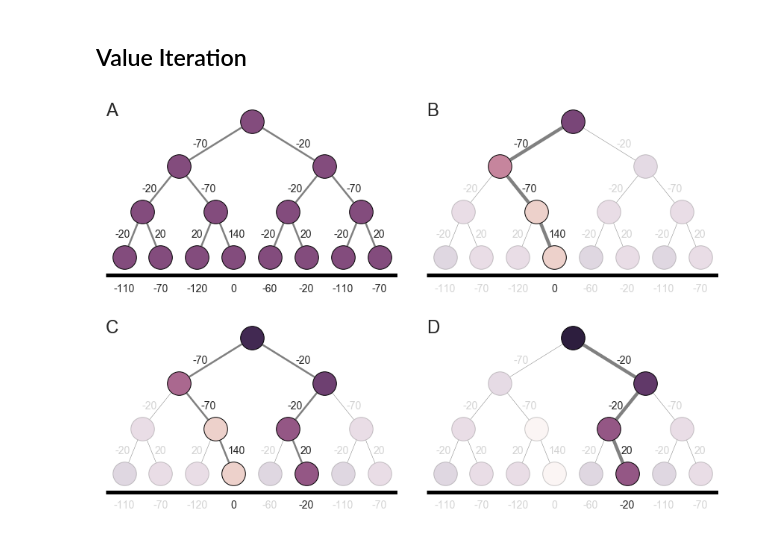
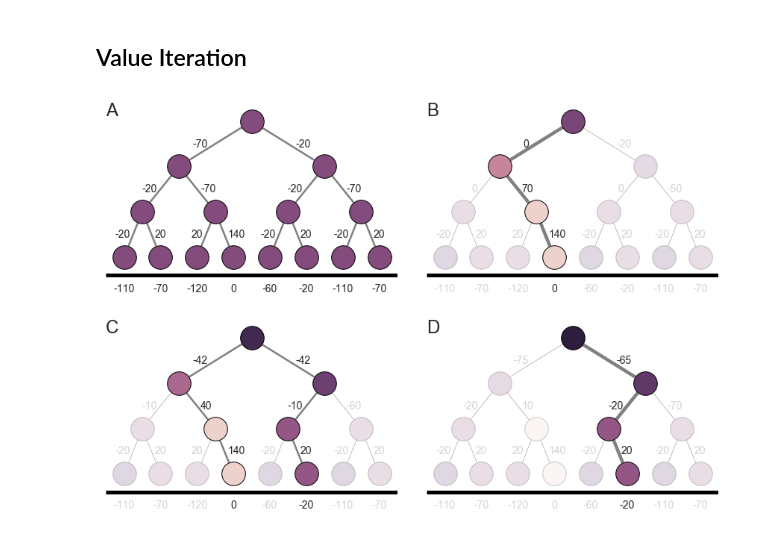
Before and after one commit to ndawlab/seqanx, a Jupyter notebook: 04_DecisionTree.ipynb, the cells around one changed output. Drawn from its saved outputs; the diff is of its cells as text; code cells hidden in the pictures.

Commit message:
first pass at longidutinal figure

```diff
--- a/04_DecisionTree.ipynb
+++ b/04_DecisionTree.ipynb
@@ -80,33 +80,33 @@ V[:,-8:] = [-20, 20, 20, 140, -20, 20, -20, 20]
 #~~~~~~~~~~~~~~~~~~~~~~~~~~~~~~~~~~~~~~~~~~#
 
 ## Initialize figure.
 fig = plt.figure(figsize=(12,8))
 cmap = sns.cubehelix_palette(as_cmap=True, reverse=True)
 
 ## Initialize plots and divider.
 gs = gridspec.GridSpec(2,2)
 gs.update(left=0.025, right=0.975, bottom=0.05, top=0.975, hspace=0.2, wspace=0.1)
 axes = [plt.subplot(gs[i//2,i%2]) for i in range(4)]
 
 ## Plot environment.
 plot_decision_tree(axes[0], color='#834c7d', edge_width=2.5, edge_labels=True, path_sums=True)
 axes[0].annotate('A', (0,0), (0,1), 'axes fraction', va='top', ha='left', fontsize=24)
 # axes[0].set_title('Decision Tree')
 
 ## Define plot features.
 alpha = np.where(theta_v < 0.5, 0.2, 1)    # Node transparency.
 edge_width = np.copy(theta_q) * 4 + 0.5     # Edge line widths.
 ela = np.where(theta_q < 0.5, 0.2, 1)      # Edge label transparency.
 
 ## Iteratively plot.
 for i, (beta, letter) in enumerate(zip(betas, ['B','C','D'])):
 
     ## Plot value map.
     ax = plot_decision_tree(axes[i+1], color=V[i], cmap=cmap, vmin=-60, vmax=140, alpha=alpha[i],
-                            edge_width=edge_width[i], edge_labels=True, edge_label_alpha=ela[i])
+                            edge_width=edge_width[i], edge_labels=Q[i,:14], edge_label_alpha=ela[i])
     axes[i+1].annotate(letter, (0,0), (0,1), 'axes fraction', va='top', ha='left', fontsize=24)
 #     ax.set_title(r'$\beta=%0.2f$' %beta)
 
-plt.savefig('figures/04_tree.png', dpi=180)
+# plt.savefig('figures/04_tree.png', dpi=180)
 # %% [output]
-[figure, old version]
+[figure, new version]
```
Also changed, not shown: 9 other files.
